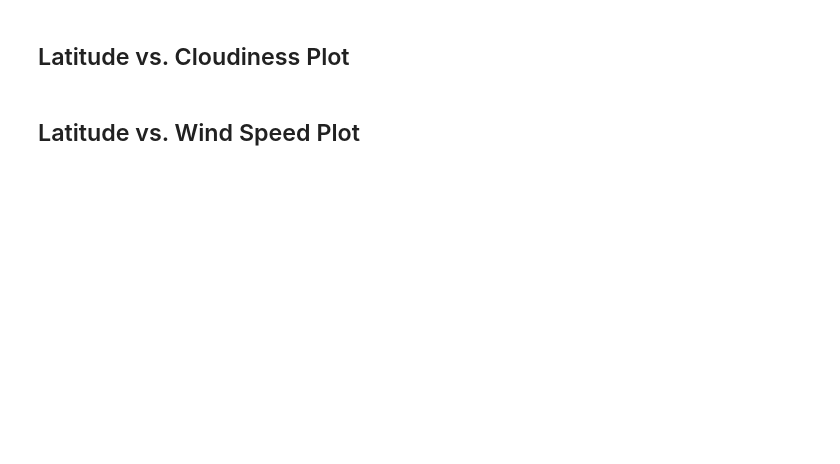
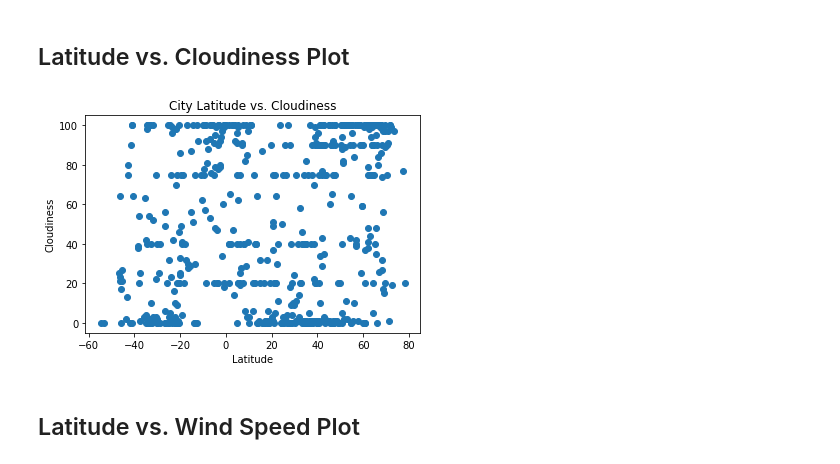
Before and after one commit to victoriawalllin/api_python_challenge, a Jupyter notebook: WeatherPy-updated.ipynb, the cells around one changed output. Drawn from its saved outputs; the diff is of its cells as text; code cells hidden in the pictures; blank space fills up the shorter version.

```diff
--- a/WeatherPy-updated.ipynb
+++ b/WeatherPy-updated.ipynb
@@ -184,4 +198,16 @@ SyntaxError: closing parenthesis ']' does not match opening parenthesis '(' (<ip
 # %% [markdown]
 ## Latitude vs. Cloudiness Plot
+# %%
+lat_scatter = clean_data["Latitude"]
+cloudiness_scatter = clean_data["Cloudiness"]
+
+plt.scatter(lat_scatter,cloudiness_scatter)
+plt.title('City Latitude vs. Cloudiness')
+plt.xlabel('Latitude')
+plt.ylabel('Cloudiness')
+plt.savefig('scatplotlatitudecloudy')
+plt.show()
+# %% [output]
+[figure, added]
 # %% [markdown]
 ## Latitude vs. Wind Speed Plot
```
Also changed, not shown: parts of 25 cells of this notebook, 13 other files.
